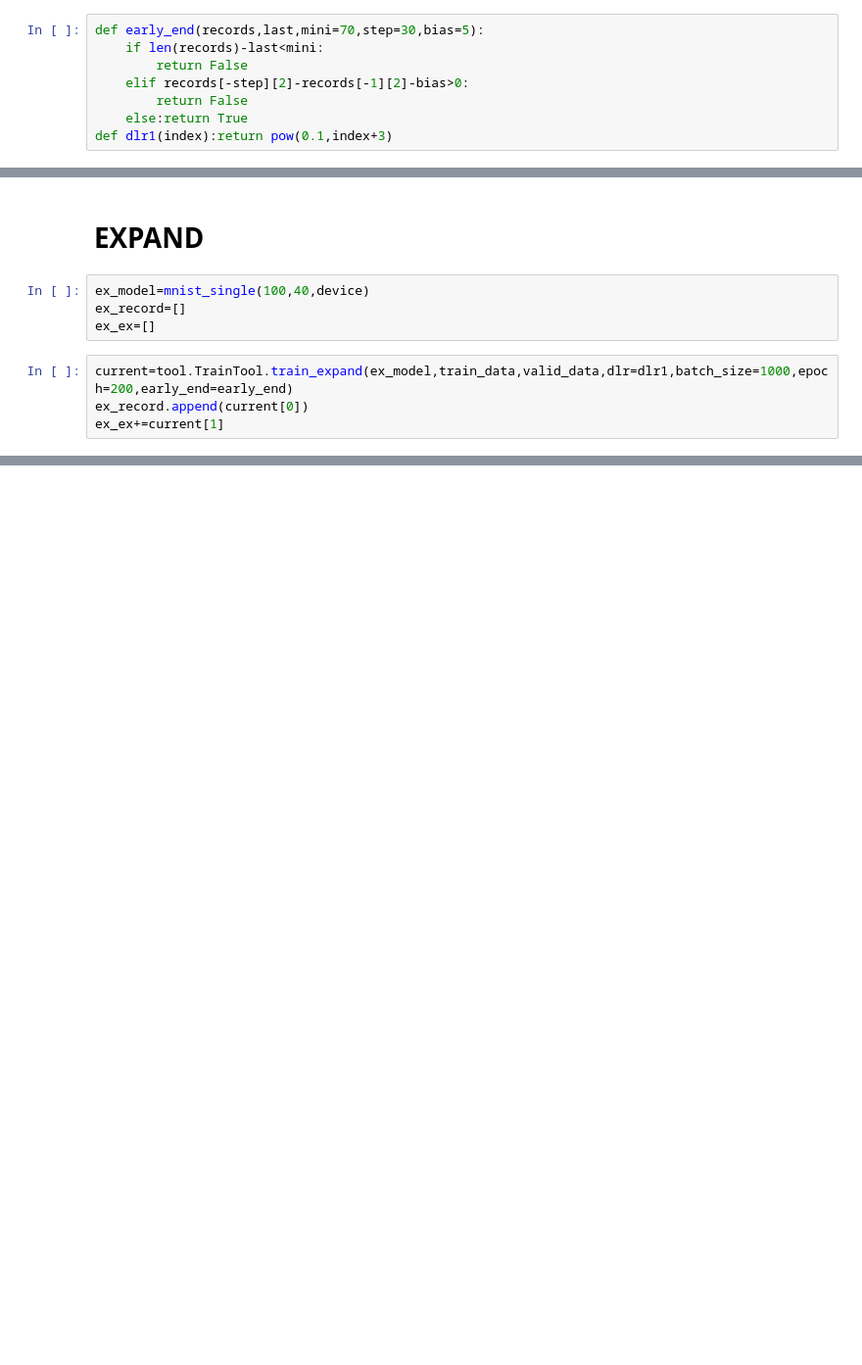
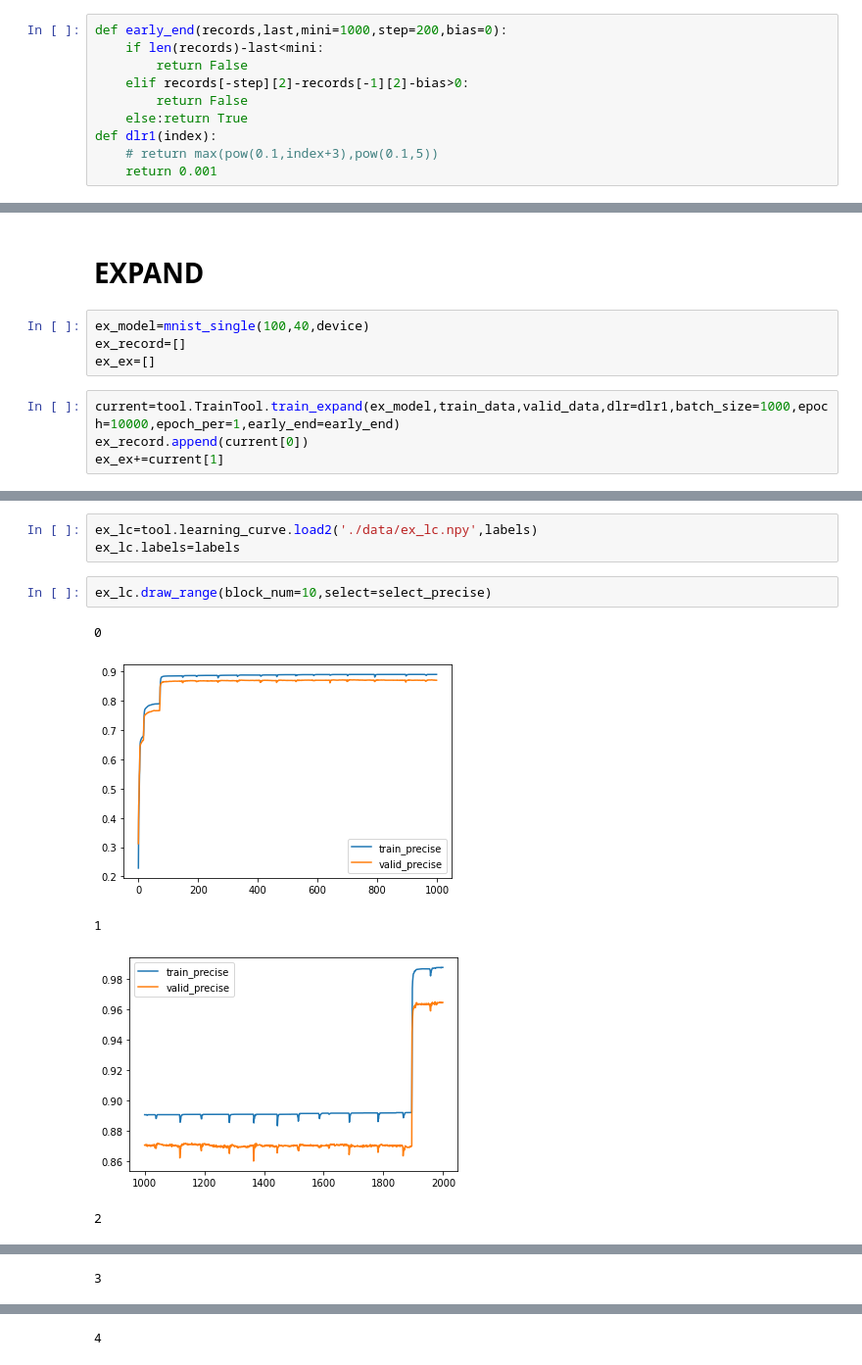
Before and after one commit to Line233/one, a Jupyter notebook: Conv.ipynb, the cells around one changed output, grey strips where cells are left out. Shown: that part at 98% size. Saved outputs shown, nothing was run; the diff lists cells and outputs as text; blank space fills up the shorter version.

```diff
--- a/Conv.ipynb
+++ b/Conv.ipynb
@@ -145,13 +145,15 @@ class mnist_cov(nn.Module):
     def get_loss(self):
         return self.__total_loss__/self.__total_num__,self.__right_num__/self.__total_num__
 # %%
-def early_end(records,last,mini=70,step=30,bias=5):
+def early_end(records,last,mini=1000,step=200,bias=0):
     if len(records)-last<mini:
         return False
     elif records[-step][2]-records[-1][2]-bias>0:
         return False
     else:return True
-def dlr1(index):return pow(0.1,index+3)
+def dlr1(index):
+    # return max(pow(0.1,index+3),pow(0.1,5))
+    return 0.001
 # %% [markdown]
 # DATA
 # %%
@@ -232,7 +234,7 @@ ex_model=mnist_single(100,40,device)
 ex_record=[]
 ex_ex=[]
 # %%
-current=tool.TrainTool.train_expand(ex_model,train_data,valid_data,dlr=dlr1,batch_size=1000,epoch=200,early_end=early_end)
+current=tool.TrainTool.train_expand(ex_model,train_data,valid_data,dlr=dlr1,batch_size=1000,epoch=10000,epoch_per=1,early_end=early_end)
 ex_record.append(current[0])
 ex_ex+=current[1]
 # %%
@@ -248,2 +250,13 @@ ex_lc_ex=tool.learning_curve([ex_ex])
 #     './data/ex_model'
 # ])
+# %%
+ex_lc=tool.learning_curve.load2('./data/ex_lc.npy',labels)
+ex_lc.labels=labels
+# %%
+ex_lc.draw_range(block_num=10,select=select_precise)
+# %% [output]
+0
+[figure, added]
+1
+[figure, added]
+2
@@ -249,0 +264 @@ ex_lc_ex=tool.learning_curve([ex_ex])
+3
@@ -249,0 +266 @@ ex_lc_ex=tool.learning_curve([ex_ex])
+4
```
Also changed, not shown: parts of 5 cells of this notebook, 2 other files.
